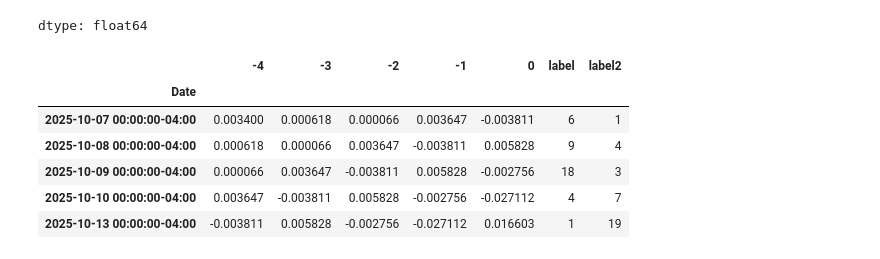
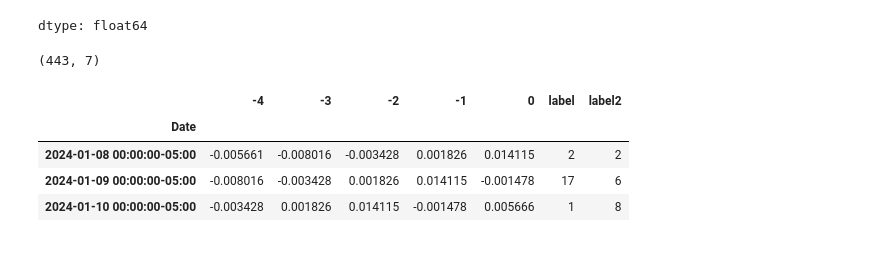
Before and after one commit to TomJenkin/playground, a Jupyter notebook: markets_01.ipynb, the cells around one changed output. Cells and saved outputs as stored; diff of their text form; code cells hidden in the pictures.

```diff
--- a/markets_01.ipynb
+++ b/markets_01.ipynb
@@ -67,23 +67,31 @@ df.head()
 | 1928-01-06 00:00:00-05:00 | 0.006268 |
 | 1928-01-09 00:00:00-05:00 | -0.009060 |
 dtype: float64
+# %%
+sp500 = yf.Ticker("^GSPC")
+data = sp500.history(period="max")
 # %%
-ds = data.Close.pct_change().rename(0)
+cob_start = '20240101'
+cob_end = None
+n_clusters = 20
+ds = data.Close.pct_change().rename(0).loc[slice(cob_start,cob_end)]
 dr = ds.to_frame()
 for n in range(1,5):
     dr[-n] = dr[0].shift(n)
 dr = dr.sort_index(axis=1).dropna()
-model = cluster.KMeans(n_clusters=30).fit(dr)
+model = cluster.KMeans(n_clusters=n_clusters,random_state=0).fit(dr)
 dr = dr.assign(label = model.labels_)
 dm = dr.label.value_counts().reset_index().rename_axis('label2').reset_index()
+dm = dm.assign(label2 = dm.label2+1)
 dmr = dm.set_index('label').label2.to_dict()
 dr = dr.assign(label2 = dr.label.map(dmr))
-dr.tail()
+labels = [dr.label2.to_list()]
+print(dr.shape)
+dr.head(3)
 # %% [output]
+(443, 7)
 |  | -4 | -3 | -2 | -1 | 0 | label | label2 |
 | Date |  |  |  |  |  |  |  |
-| 2025-10-07 00:00:00-04:00 | 0.003400 | 0.000618 | 0.000066 | 0.003647 | -0.003811 | 6 | 1 |
-| 2025-10-08 00:00:00-04:00 | 0.000618 | 0.000066 | 0.003647 | -0.003811 | 0.005828 | 9 | 4 |
-| 2025-10-09 00:00:00-04:00 | 0.000066 | 0.003647 | -0.003811 | 0.005828 | -0.002756 | 18 | 3 |
-| 2025-10-10 00:00:00-04:00 | 0.003647 | -0.003811 | 0.005828 | -0.002756 | -0.027112 | 4 | 7 |
-| 2025-10-13 00:00:00-04:00 | -0.003811 | 0.005828 | -0.002756 | -0.027112 | 0.016603 | 1 | 19 |
+| 2024-01-08 00:00:00-05:00 | -0.005661 | -0.008016 | -0.003428 | 0.001826 | 0.014115 | 2 | 2 |
+| 2024-01-09 00:00:00-05:00 | -0.008016 | -0.003428 | 0.001826 | 0.014115 | -0.001478 | 17 | 6 |
+| 2024-01-10 00:00:00-05:00 | -0.003428 | 0.001826 | 0.014115 | -0.001478 | 0.005666 | 1 | 8 |
```
Also changed, not shown: parts of 5 cells of this notebook.
